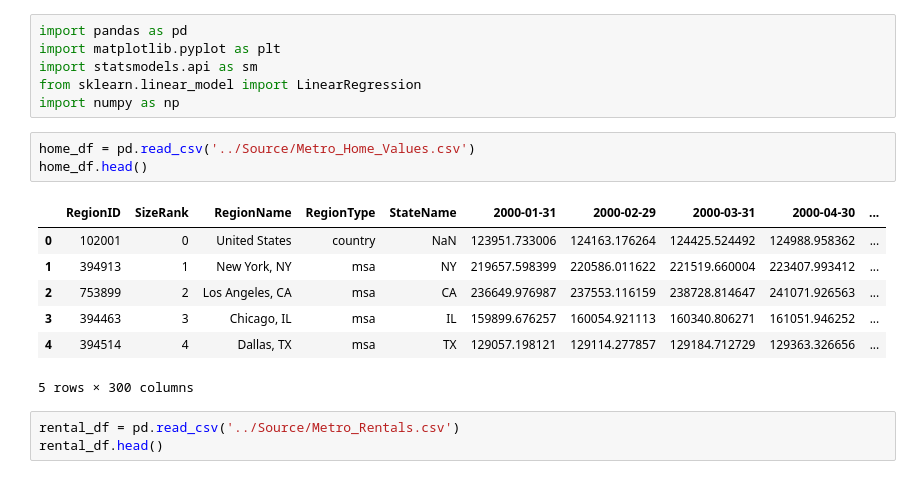
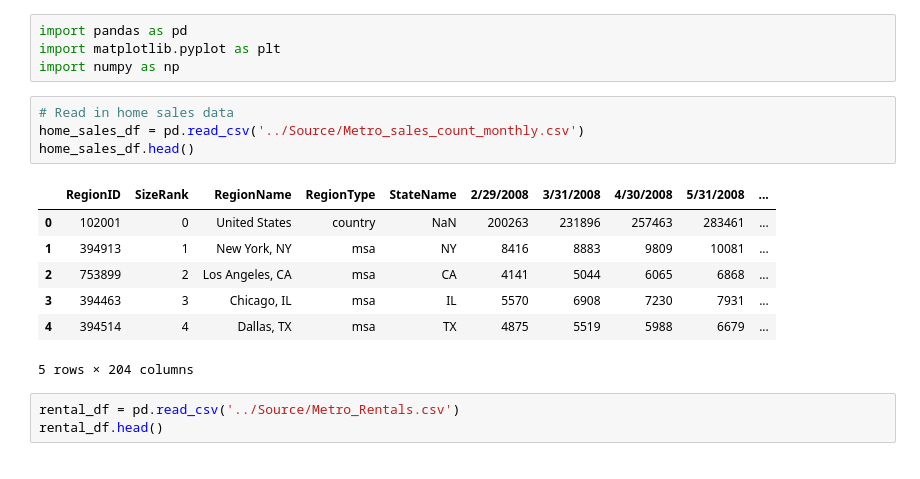
Before and after one commit to elgnol/RealEstate_Project_3, a Jupyter notebook: Analysis/Data_analysis - Taireagan.ipynb, the cells around one changed output. Drawn from its saved outputs; the diff is of its cells as text.

```diff
--- a/Analysis/Data_analysis - Taireagan.ipynb
+++ b/Analysis/Data_analysis - Taireagan.ipynb
@@ -17,20 +1,19 @@ Requirement already satisfied: six in c:\users\taire\anaconda3\envs\dev\lib\site
 # %%
 import pandas as pd
 import matplotlib.pyplot as plt
-import statsmodels.api as sm
-from sklearn.linear_model import LinearRegression
 import numpy as np
 # %%
-home_df = pd.read_csv('../Source/Metro_Home_Values.csv')
-home_df.head()
+# Read in home sales data
+home_sales_df = pd.read_csv('../Source/Metro_sales_count_monthly.csv')
+home_sales_df.head()
 # %% [output]
-|  | RegionID | SizeRank | RegionName | RegionType | StateName | 2000-01-31 | 2000-02-29 | 2000-03-31 | 2000-04-30 | ... |
-| 0 | 102001 | 0 | United States | country | NaN | 123951.733006 | 124163.176264 | 124425.524492 | 124988.958362 | ... |
-| 1 | 394913 | 1 | New York, NY | msa | NY | 219657.598399 | 220586.011622 | 221519.660004 | 223407.993412 | ... |
-| 2 | 753899 | 2 | Los Angeles, CA | msa | CA | 236649.976987 | 237553.116159 | 238728.814647 | 241071.926563 | ... |
-| 3 | 394463 | 3 | Chicago, IL | msa | IL | 159899.676257 | 160054.921113 | 160340.806271 | 161051.946252 | ... |
-| 4 | 394514 | 4 | Dallas, TX | msa | TX | 129057.198121 | 129114.277857 | 129184.712729 | 129363.326656 | ... |
+|  | RegionID | SizeRank | RegionName | RegionType | StateName | 2/29/2008 | 3/31/2008 | 4/30/2008 | 5/31/2008 | ... |
+| 0 | 102001 | 0 | United States | country | NaN | 200263 | 231896 | 257463 | 283461 | ... |
+| 1 | 394913 | 1 | New York, NY | msa | NY | 8416 | 8883 | 9809 | 10081 | ... |
+| 2 | 753899 | 2 | Los Angeles, CA | msa | CA | 4141 | 5044 | 6065 | 6868 | ... |
+| 3 | 394463 | 3 | Chicago, IL | msa | IL | 5570 | 6908 | 7230 | 7931 | ... |
+| 4 | 394514 | 4 | Dallas, TX | msa | TX | 4875 | 5519 | 5988 | 6679 | ... |
-5 rows × 300 columns
+5 rows × 204 columns
 # %%
 rental_df = pd.read_csv('../Source/Metro_Rentals.csv')
 rental_df.head()
```
Also changed, not shown: parts of 26 cells of this notebook, 27 other files.
